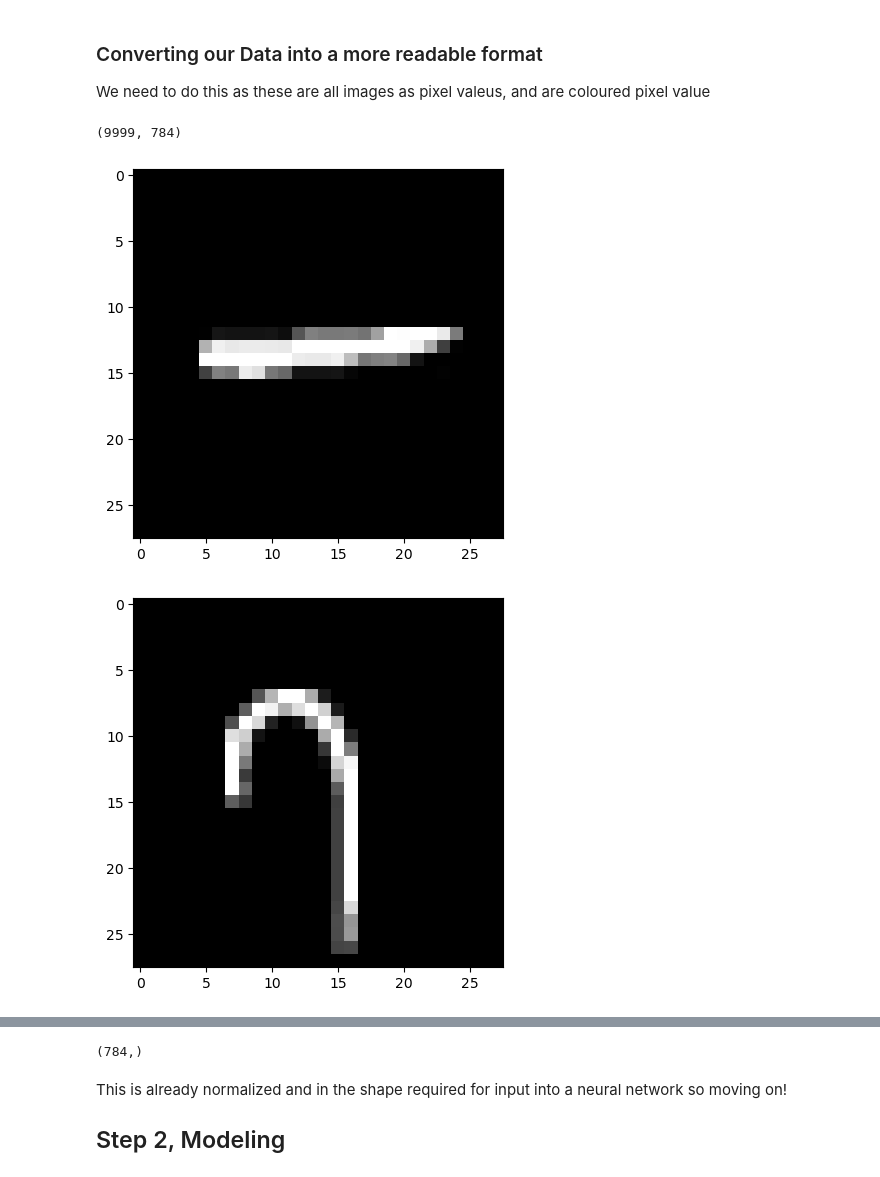
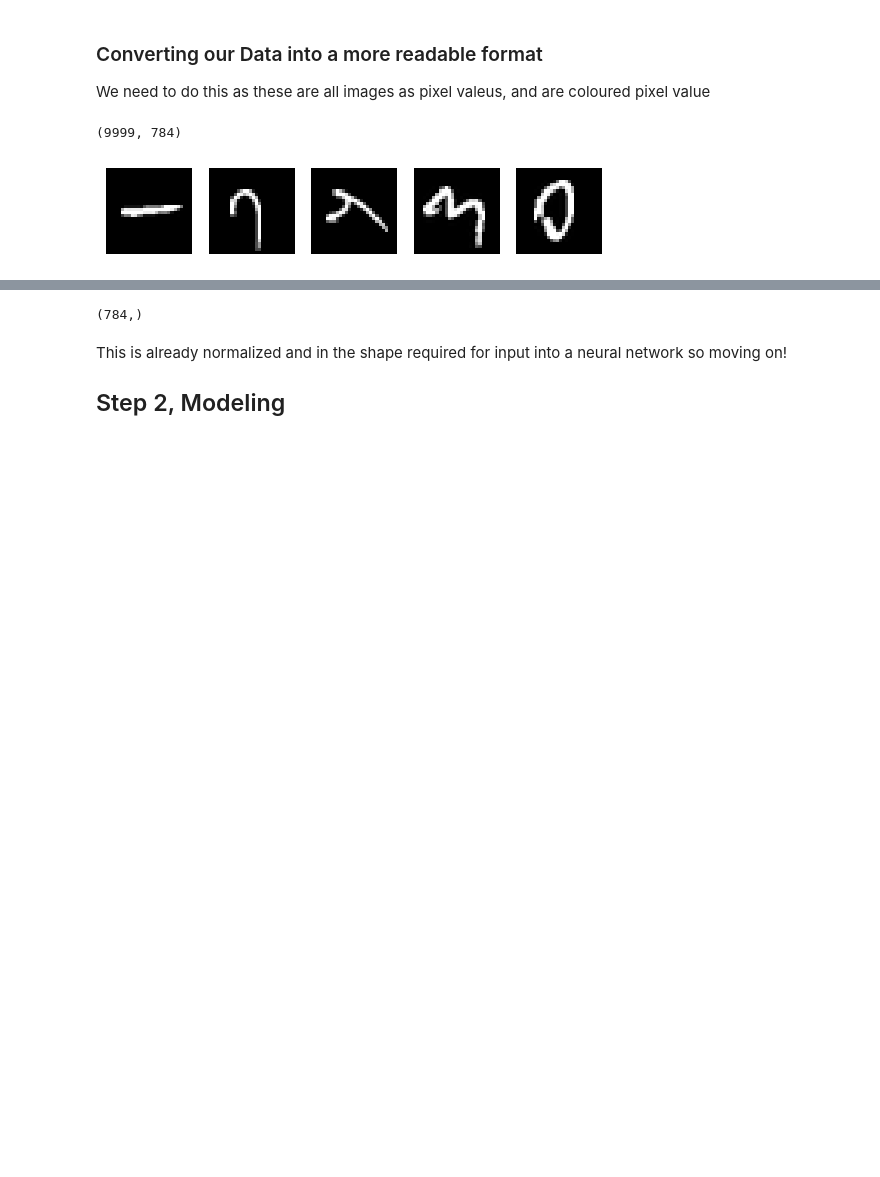
Before and after one commit to DantonCoote/My_RRC_HUB, a Jupyter notebook: Group9_Assign5_DantonCoote.ipynb, the cells around one changed output, grey strips where cells are left out. Cells and saved outputs as stored; diff of their text form; code cells hidden in the pictures; blank space fills up the shorter version.

```diff
--- a/Group9_Assign5_DantonCoote.ipynb
+++ b/Group9_Assign5_DantonCoote.ipynb
@@ -27,8 +31,9 @@ import matplotlib.pyplot as plt
 # %%
 # Plotting the first 5 images
 for i in range(5):
+    plt.subplot(1, 5, i + 1)
     plt.imshow(normalized[i].reshape(28, 28), cmap='gray')  # Reshape and use gray colormap
-    plt.show()
+    plt.axis('off')
+plt.show()
 # %% [output]
-[figure, old version]
+[figure, new version]
-[figure, removed]
```
Also changed, not shown: parts of 31 cells of this notebook.
